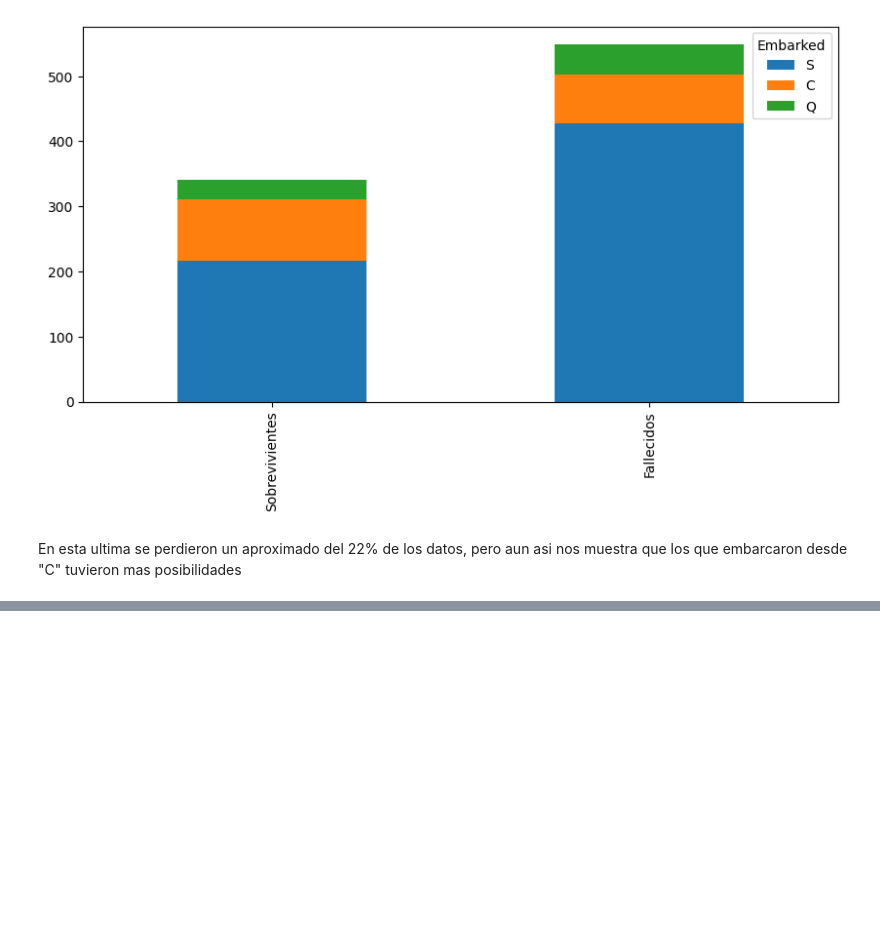
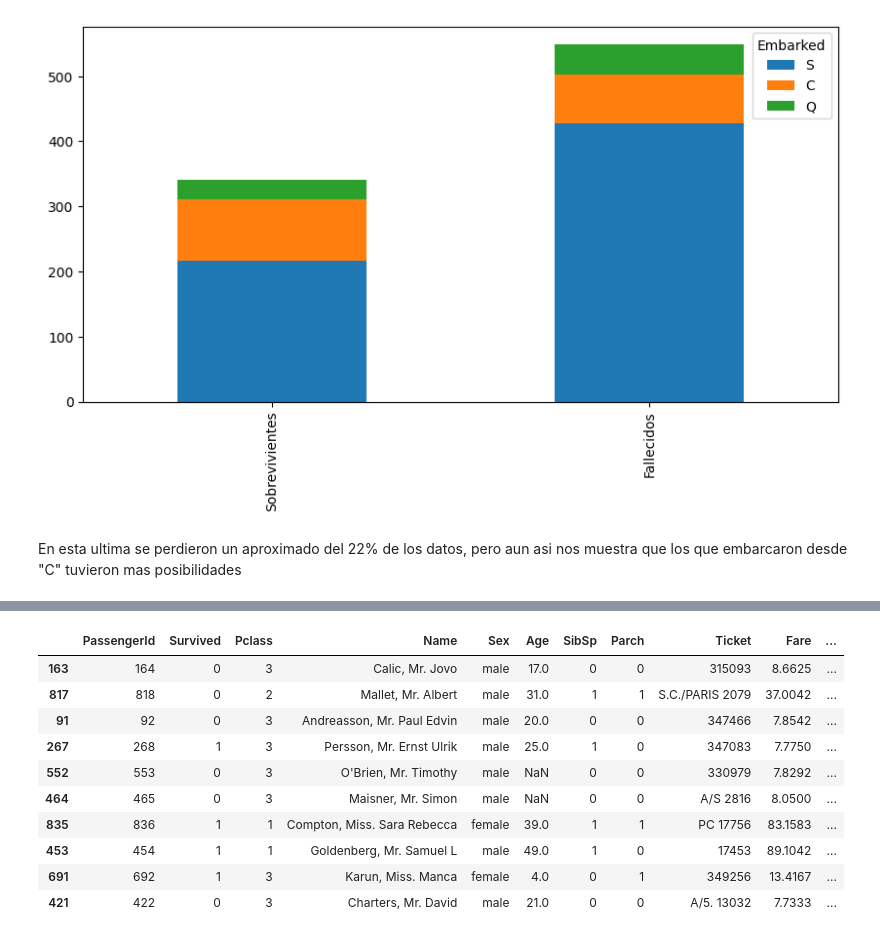
Before and after one commit to Sj-kronton/IA_2025, a Jupyter notebook: Taitanic.ipynb, the cells around one changed output, grey strips where cells are left out. Cells and saved outputs as stored; diff of their text form; code cells hidden in the pictures; blank space fills up the shorter version.

```diff
--- a/Taitanic.ipynb
+++ b/Taitanic.ipynb
@@ -144,3 +151,7 @@ En esta ultima se perdieron un aproximado del 22% de los datos, pero aun asi nos
 # %%
 #Ingenieria de caracteristicas, no hay suficientes datos de la edad, asi que toca usar el proceso de usar el dominio del conocimiento para crear nuevas caracteristicas (feature vector) y que logre que los algoritmos de machine learning funcionen correctamente.
 #Feature vector es un vector n-dimensional que representa un objeto. muchos algoritmos de ML requieren una repretsentacion numerica de los objetos ya que facilitan el procesamiento y el analisis estadistico
+# %%
+def extract_title(data): #sacar la informacion de los titulos
+  titles=data["Name"].str.extract("([A-Za-z]+)\.",expand=True)
+  return titles
@@ -146,0 +177,15 @@ En esta ultima se perdieron un aproximado del 22% de los datos, pero aun asi nos
+# %%
+df=replace_titles(df)
+df.sample(10)
+# %% [output]
+|  | PassengerId | Survived | Pclass | Name | Sex | Age | SibSp | Parch | Ticket | Fare | ... |
+| 163 | 164 | 0 | 3 | Calic, Mr. Jovo | male | 17.0 | 0 | 0 | 315093 | 8.6625 | ... |
+| 817 | 818 | 0 | 2 | Mallet, Mr. Albert | male | 31.0 | 1 | 1 | S.C./PARIS 2079 | 37.0042 | ... |
+| 91 | 92 | 0 | 3 | Andreasson, Mr. Paul Edvin | male | 20.0 | 0 | 0 | 347466 | 7.8542 | ... |
+| 267 | 268 | 1 | 3 | Persson, Mr. Ernst Ulrik | male | 25.0 | 1 | 0 | 347083 | 7.7750 | ... |
+| 552 | 553 | 0 | 3 | O'Brien, Mr. Timothy | male | NaN | 0 | 0 | 330979 | 7.8292 | ... |
+| 464 | 465 | 0 | 3 | Maisner, Mr. Simon | male | NaN | 0 | 0 | A/S 2816 | 8.0500 | ... |
+| 835 | 836 | 1 | 1 | Compton, Miss. Sara Rebecca | female | 39.0 | 1 | 1 | PC 17756 | 83.1583 | ... |
+| 453 | 454 | 1 | 1 | Goldenberg, Mr. Samuel L | male | 49.0 | 1 | 0 | 17453 | 89.1042 | ... |
+| 691 | 692 | 1 | 3 | Karun, Miss. Manca | female | 4.0 | 0 | 1 | 349256 | 13.4167 | ... |
+| 421 | 422 | 0 | 3 | Charters, Mr. David | male | 21.0 | 0 | 0 | A/5. 13032 | 7.7333 | ... |
```
Also changed, not shown: parts of 8 cells of this notebook.
